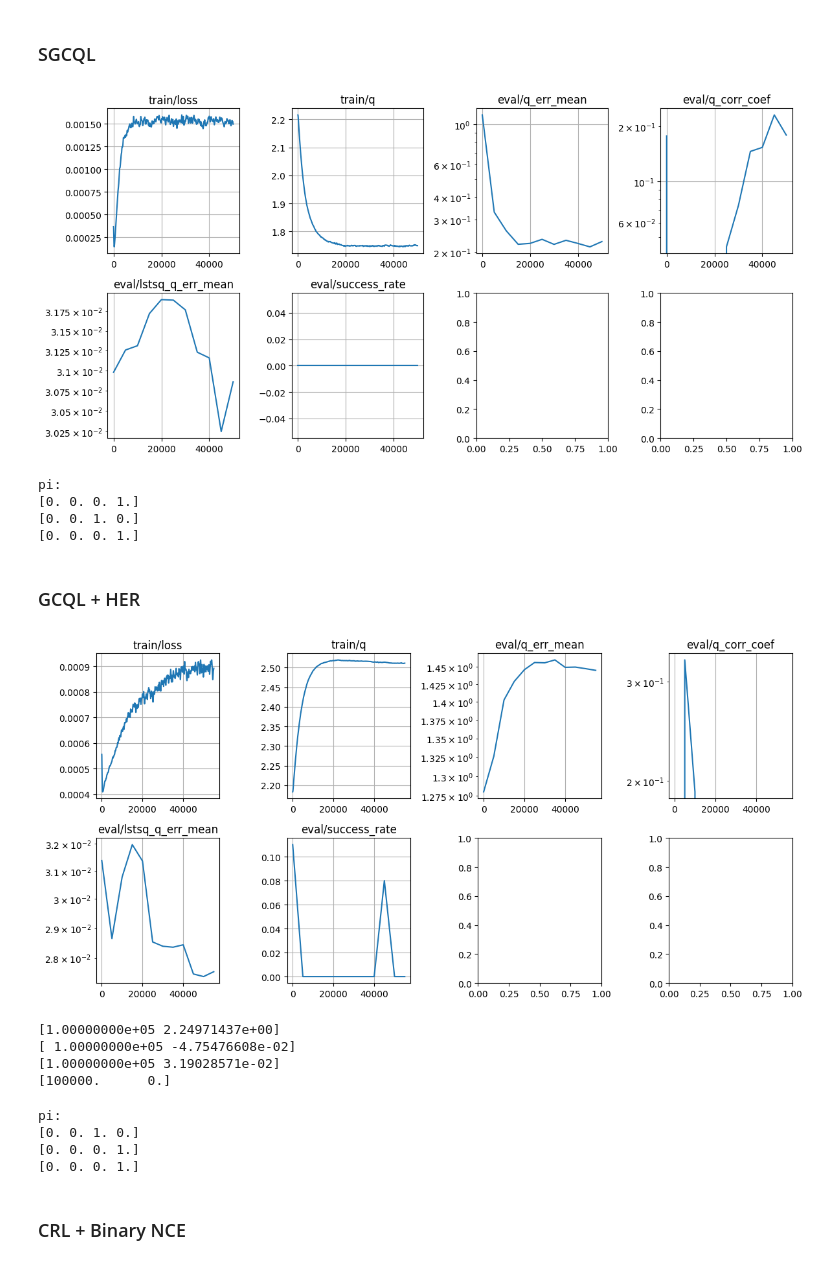
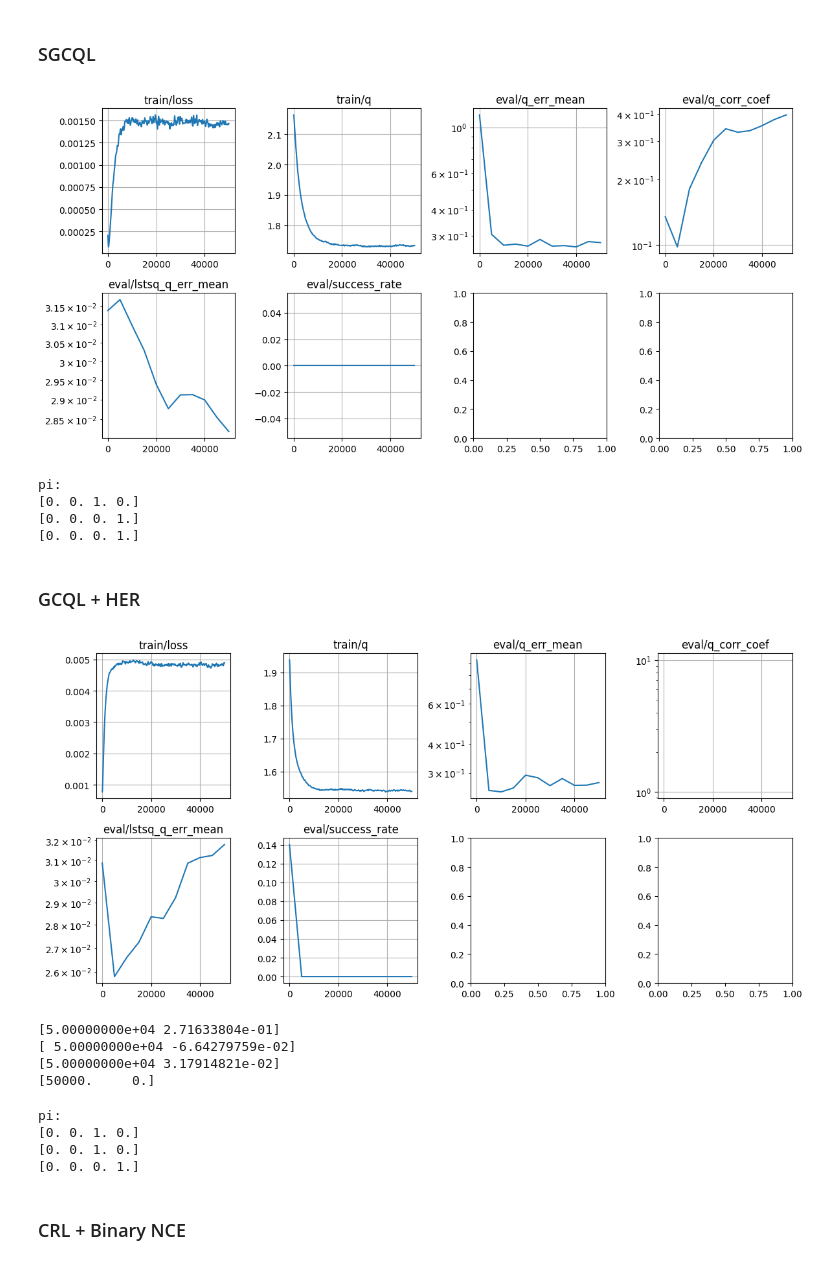
Before and after one commit to chongyi-zheng/ogbench, a Jupyter notebook: notebooks/mdp2gcmdp_CliffWalking.ipynb, the cells around one changed output. Drawn from its saved outputs; the diff is of its cells as text; code cells hidden in the pictures.

```diff
--- a/notebooks/mdp2gcmdp_CliffWalking.ipynb
+++ b/notebooks/mdp2gcmdp_CliffWalking.ipynb
@@ -428,8 +428,8 @@ for _ in tqdm.trange(num_episodes):
 for k, v in aug_dataset.items():
     if k in ['observations', 'actions', 'next_obervations']:
         dtype = np.int32
-    elif k in ['masks', 'terminals']:
-        dtype = bool
+    # elif k in ['masks', 'terminals']:
+    #     dtype = bool
     else:
         dtype = np.float32
     aug_dataset[k] = np.array(v, dtype=dtype)
@@ -561,7 +561,7 @@ def sample_augmented_batch(batch_size, p_curgoal=0.2, p_trajgoal=0.5, relabel_re
     if relabel_reward:
         successes = np.logical_or((idxs + 1) == goal_idxs, idxs == goal_idxs).astype(float)
         batch['masks'] = 1.0 - successes
-        batch['rewards'] = successes
+        batch['rewards'] = successes - 1  # 0 for goal and -1 for other states
 
     return batch
 # %%
@@ -952,7 +952,7 @@ for i in tqdm.trange(1, num_iterations + 1):
     plt.tight_layout()
     plt.show()
 # %% [output]
-[figure, old version]
+[figure, new version]
 # %%
 # evaluation the pi
 obs = jnp.arange(aug_env.nS)[:, None].repeat(aug_env.nA, axis=1).reshape(-1)
@@ -969,9 +969,9 @@ print(pi[23])
 print(pi[35])
 # %% [output]
 pi:
-[0. 0. 0. 1.]
 [0. 0. 1. 0.]
 [0. 0. 0. 1.]
+[0. 0. 0. 1.]
 # %% [markdown]
 ### GCQL + HER
 # %%
@@ -1021,8 +1021,8 @@ def loss_fn(params, target_params, batch):
   next_qs = critic.apply(target_params, next_observations, next_actions, goals)
   next_qs = next_qs.reshape([batch_size, env.nA])
   next_q = next_qs.max(axis=-1)
-  # target_q = (1 - discount) * batch['rewards'] + discount * batch['masks'] * next_q
-  target_q = (1 - discount) * batch['rewards'] + discount * next_q
+  target_q = (1 - discount) * batch['rewards'] + discount * batch['masks'] * next_q
+  # target_q = (1 - discount) * batch['rewards'] + discount * next_q
 
   loss = jnp.mean((q - target_q) ** 2)
 
@@ -1114,34 +1114,34 @@ def evaluate_fn(params):
     'lstsq_q_err_mean': lstsq_q_err_mean,
     'success_rate': sr,
   }
 
   return info
 
 metrics = defaultdict(list)
 for i in tqdm.trange(1, num_iterations + 1):
   batch = sample_augmented_batch(batch_size, relabel_reward=True)
   critic_params, target_critic_params, opt_state, loss, info = update_fn(
     critic_params, target_critic_params, opt_state, batch)
 
   for k, v in info.items():
     metrics['train/' + k].append(
       np.array([i, v])
     )
 
   if i == 1 or i % eval_interval == 0:
     eval_info = evaluate_fn(critic_params)
     for k, v in eval_info.items():
       metrics['eval/' + k].append(
         np.array([i, v])
       )
 
   if i == 1 or i % log_interval == 0:
     plot_metrics(metrics, logyscale_stats=['eval/q_err_mean', 'eval/q_corr_coef', 'eval/lstsq_q_err_mean'])
     display.clear_output(wait=True)
     plt.tight_layout()
     plt.show()
 # %% [output]
-[figure, old version]
+[figure, new version]
 # %%
 gcql_her_metrics = metrics
 print(gcql_her_metrics['eval/q_err_mean'][-1])
@@ -1149,10 +1149,10 @@ print(gcql_her_metrics['eval/q_corr_coef'][-1])
 print(gcql_her_metrics['eval/lstsq_q_err_mean'][-1])
 print(gcql_her_metrics['eval/success_rate'][-1])
 # %% [output]
-[1.00000000e+05 2.24971437e+00]
-[ 1.00000000e+05 -4.75476608e-02]
-[1.00000000e+05 3.19028571e-02]
-[100000.      0.]
+[5.00000000e+04 2.71633804e-01]
+[ 5.00000000e+04 -6.64279759e-02]
+[5.00000000e+04 3.17914821e-02]
+[50000.     0.]
 # %%
 # evaluation the pi
 obs = jnp.arange(aug_env.nS)[:, None].repeat(aug_env.nA, axis=1).reshape(-1)
@@ -1170,8 +1170,8 @@ print(pi[35])
 # %% [output]
 pi:
 [0. 0. 1. 0.]
+[0. 0. 1. 0.]
 [0. 0. 0. 1.]
-[0. 0. 0. 1.]
 # %% [markdown]
 ### CRL + Binary NCE
 # %%
```
Also changed, not shown: parts of 26 cells of this notebook.
